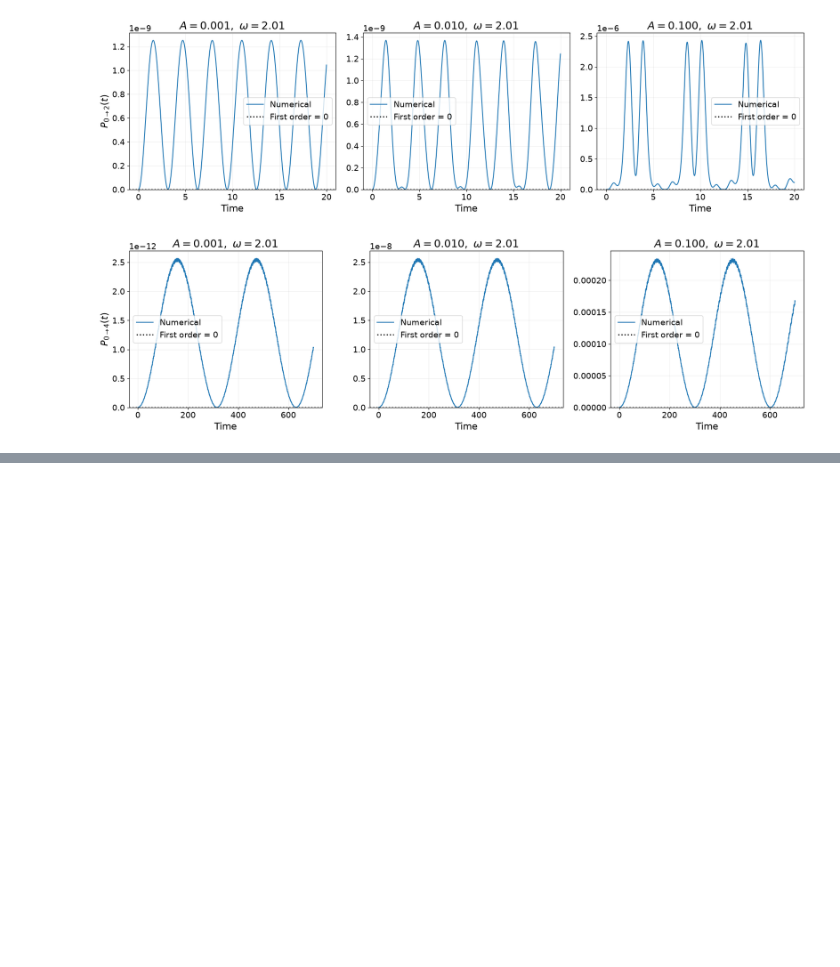
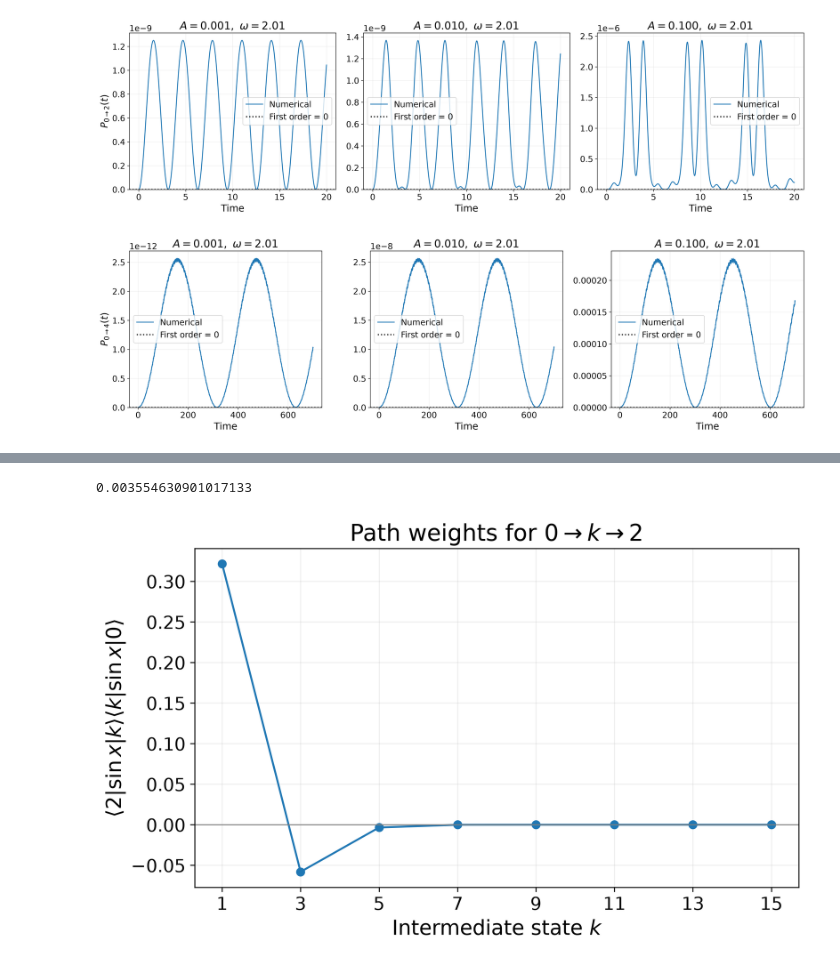
Before and after one commit to TO-PRARAMX/pc4230-project, a Jupyter notebook: example/06_omega2.ipynb, the cells around one changed output, grey strips where cells are left out. Cells and saved outputs as stored; diff of their text form; code cells hidden in the pictures; blank space fills up the shorter version.

```diff
--- a/example/06_omega2.ipynb
+++ b/example/06_omega2.ipynb
@@ -152,0 +188,19 @@ plt.show()
+# %%
+from analytic import _sin_x
+# Second-order 0 -> 2 goes through intermediate states k; sin x only couples odd k
+k = np.arange(1, 16, 2)
+plt.figure(figsize=(8, 5))
+plt.plot(k, _sin_x(2, k) * _sin_x(k, 0), 'o-')
+plt.axhline(0, color="gray", linewidth=0.8)
+plt.xticks(k)
+plt.xlabel(r"Intermediate state $k$")
+plt.ylabel(r"$\langle 2|\sin x|k\rangle\langle k|\sin x|0\rangle$")
+plt.title(r"Path weights for $0 \to k \to 2$")
+plt.grid(alpha=0.2)
+
+plt.tight_layout()
+
+print(_sin_x(0,5)*_sin_x(5,4))
+# %% [output]
+0.003554630901017133
+[figure, added]
```
Also changed, not shown: parts of 3 cells of this notebook, 6 other files.
